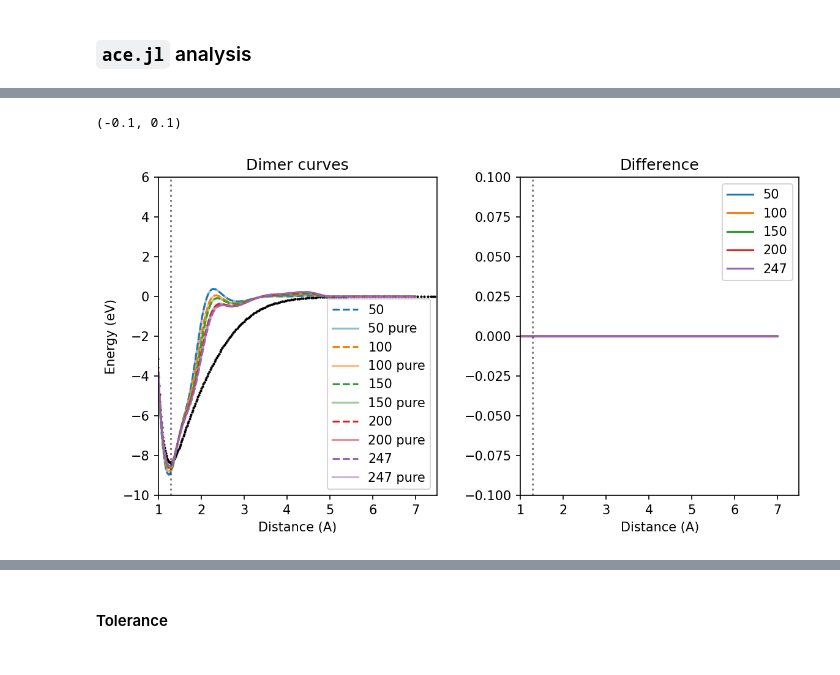
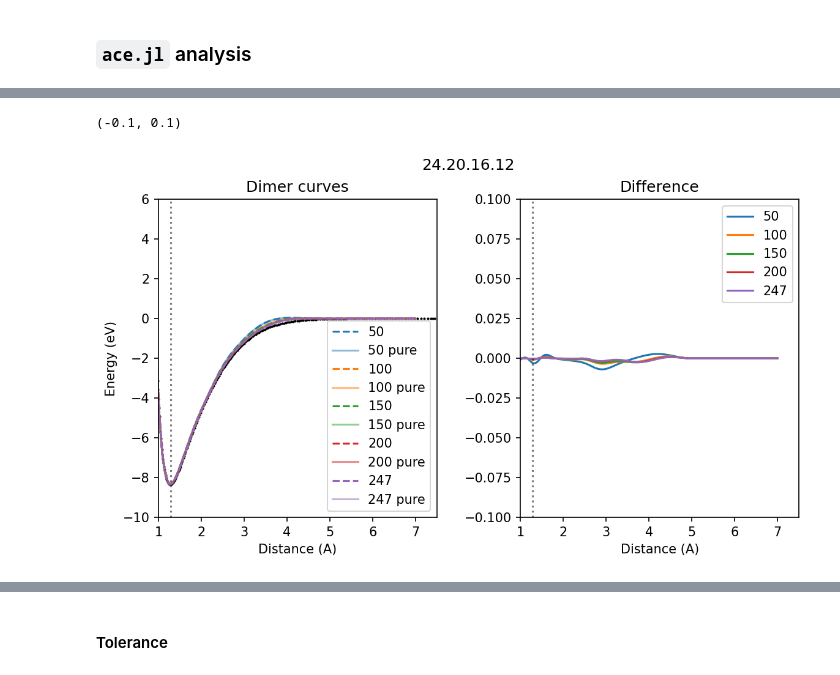
Before and after one commit to apolmiguel/aceconverge2025, a Jupyter notebook: plotter_clean.ipynb, the cells around one changed output, grey strips where cells are left out. Cells and saved outputs as stored; diff of their text form; code cells hidden in the pictures.

```diff
--- a/plotter_clean.ipynb
+++ b/plotter_clean.ipynb
@@ -98,0 +229,27 @@ en_qe[1] *= 13.605703976 # Rydberg to eV
+# %%
+os.chdir('/leonardo_work/Sis25_degironc_0/apol/aceconverge2025/acejulia/')
+# basis_tags = ['16.12','46.16','16.12.8','16.12.8.4']
+# basis_tags = ['24.20','24.20.16','24.20.16.12']
+# dset = 'dimgen_247'
+dsets = ['dimgen_50','dimgen_100','dimgen_150','dimgen_200','dimgen_247']
+dset_labels = ['50','100','150','200','247']
+jl_dims = {}
+jl_puredims = {}
+bases = ['24.20','24.20.16','24.20.16.12']
+
+g, gax = plt.subplots(3,1,figsize=(9,9),dpi=150, sharex=True)
+g.subplots_adjust(hspace=0.05)
+for i,basis in enumerate(bases):
+    for j,dset in enumerate(dsets):
+        jl_dims[dset + '_' + basis] = np.loadtxt(f'{dset}/' + basis + f'/ecost10.0/dimercurve.dat').T
+        jl_puredims[dset + '_' + basis] = np.loadtxt(f'{dset}_purify/' + basis + f'/ecost10.0/dimercurve.dat').T
+        # gax[i].plot(*jl_dims[dset + '_' + basis], label=dset, color="C"+str(j), linestyle='--')
+        gax[i].plot(*jl_dims[dset + '_' + basis], color="C"+str(j), linestyle='--')
+        gax[i].plot(*jl_puredims[dset + '_' + basis], label=dset_labels[j]+" dimers", color="C"+str(j), alpha=0.5)
+    gax[i].set_ylabel('Energy (eV), ' + basis)
+    gax[i].set_xlim(0.5,7.5)
+    gax[i].axvline(1.286958464, color='k', linestyle=':', alpha=0.5)
+    gax[i].set_ylim(-10,6)
+gax[0].legend()
+
+g.savefig('../figures/dimgen_acejl.png',bbox_inches='tight')
@@ -106,37 +265,38 @@ os.chdir('/leonardo_work/Sis25_degironc_0/apol/aceconverge2025/acejulia/')
 dimgens = ['50','100','150','200','247']
 jl_dims = {}
 jl_puredims = {}
+basis_set = '24.20.16.12'
 
 g, gax = plt.subplots(1,2,figsize=(9,4.5),dpi=150)
-# g.suptitle(f'{dset}' + ' tolerance = ' + tolerance)
+g.suptitle(basis_set)
 # g.subplots_adjust(top=0.95)
 g.subplots_adjust(wspace=0.3)
 gax[0].set_title('Dimer curves')
 gax[1].set_title('Difference')
 gax[0].set_ylabel('Energy (eV)')
 # for i,basis in enumerate(basis_tags):
 for i,dimgen in enumerate(dimgens):
-    jl_dims[dimgen] = np.loadtxt('dimgen_'+f'{dimgen}'+'/24.20/ecost10.0/dimercurve.dat').T
-    jl_puredims[dimgen] = np.loadtxt('dimgen_'+f'{dimgen}'+'_purify/24.20/ecost10.0/dimercurve.dat').T
+    jl_dims[dimgen] = np.loadtxt('dimgen_'+f'{dimgen}'+'/'+basis_set+'/ecost10.0/dimercurve.dat').T
+    jl_puredims[dimgen] = np.loadtxt('dimgen_'+f'{dimgen}'+'_purify/'+basis_set+'/ecost10.0/dimercurve.dat').T
     diffy = jl_dims[dimgen][1] - jl_puredims[dimgen][1]
 
     gax[0].plot(*jl_dims[dimgen], label=dimgen, color="C"+str(i), linestyle='--')
     gax[0].plot(*jl_puredims[dimgen], label=dimgen+" pure", color="C"+str(i), alpha=0.5)
     gax[1].plot(jl_dims[dimgen][0], diffy, label=dimgen, color="C"+str(i))
 
 for axes in gax:
     axes.set_xlim(1,7.5)
     axes.axvline(1.286958464, color='k', linestyle=':', alpha=0.5)
 
     axes.set_xlabel('Distance (A)')
     # axes.set_ylabel('Energy (eV)')
     axes.legend()
 gax[0].scatter(*en_qe,s=1,color='k')
 gax[0].set_ylim(-10,6)
 gax[1].set_ylim(-0.1,0.1)
 # %% [output]
 (-0.1, 0.1)
-[figure, old version]
+[figure, new version]
 # %%
 os.chdir('/leonardo_work/Sis25_degironc_0/apol/aceconverge2025/acejulia/')
 # basis_tags = ['16.12','46.16','16.12.8','16.12.8.4']
```
Also changed, not shown: parts of 12 cells of this notebook, 22 other files.
